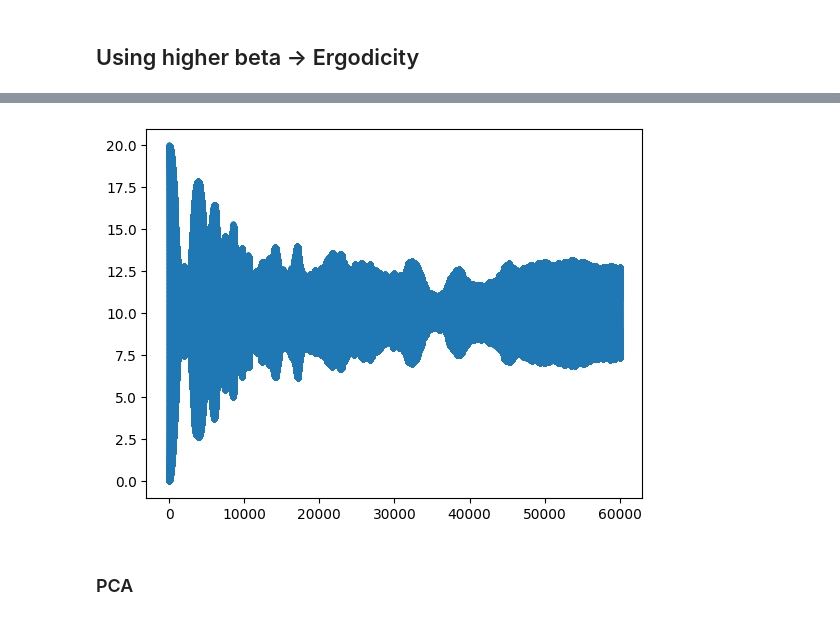
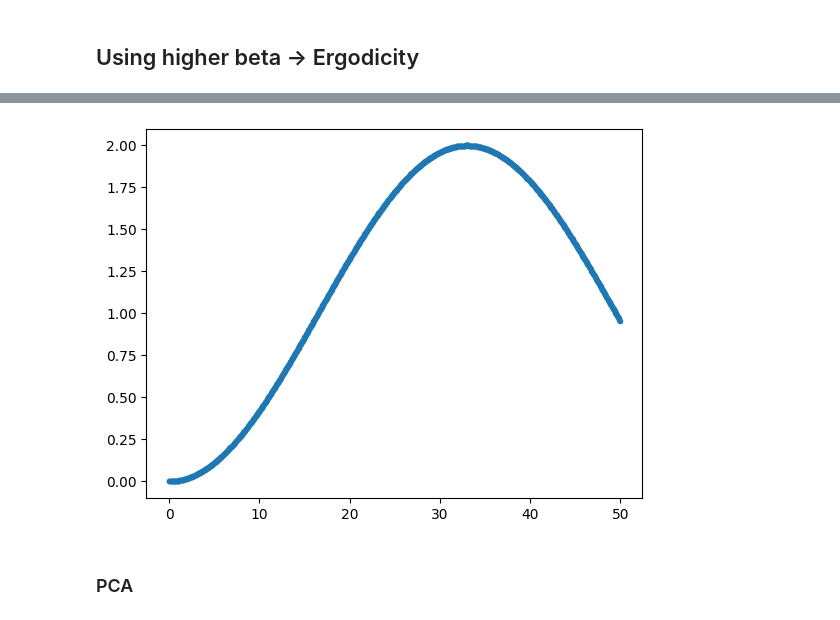
Before and after one commit to aleromualdi/FPU-Integrator, a Jupyter notebook: notebooks/02_create dataset sample manifold-benetting.ipynb, the cells around one changed output, grey strips where cells are left out. Cells and saved outputs as stored; diff of their text form; code cells hidden in the pictures.

```diff
--- a/notebooks/02_create dataset sample manifold-benetting.ipynb
+++ b/notebooks/02_create dataset sample manifold-benetting.ipynb
@@ -153,7 +142,7 @@ plot_mode_energies(data_high_init_amp)
 # %%
-plot_consecutive_distances(data_high_init_amp)  # n_points=100000
+plot_consecutive_distances(data_high_init_amp, n_points=1000)
 # %% [output]
-[figure, old version]
+[figure, new version]
 # %% [markdown]
 ### PCA
 # %%
```
Also changed, not shown: parts of 20 cells of this notebook, 9 other files.
